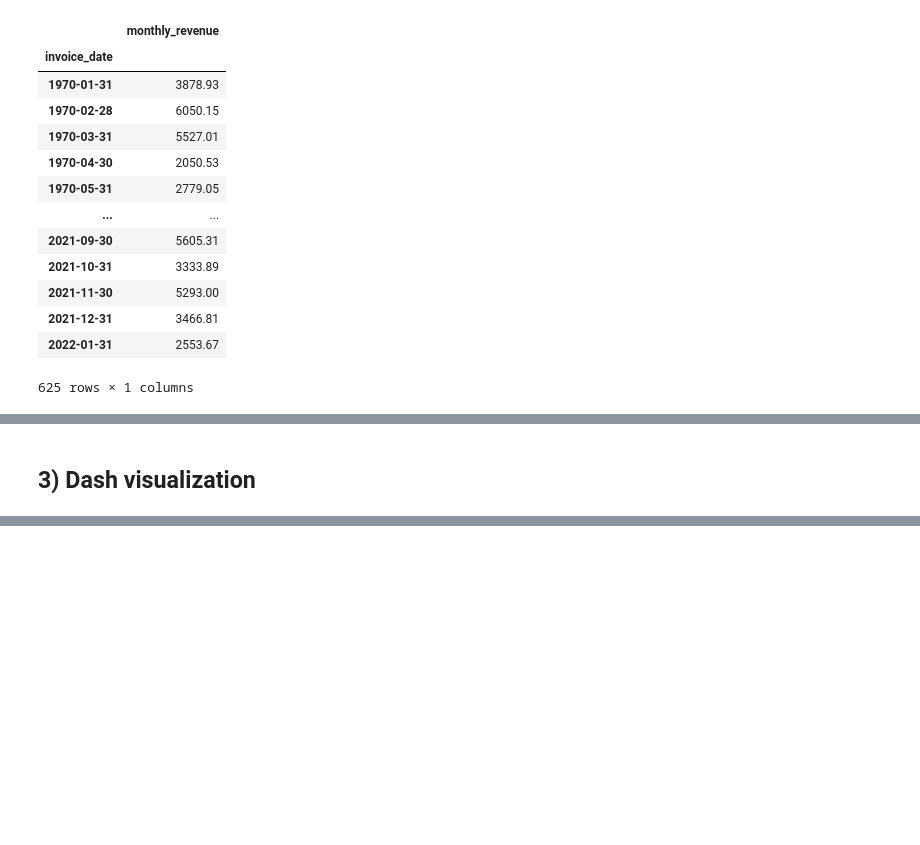
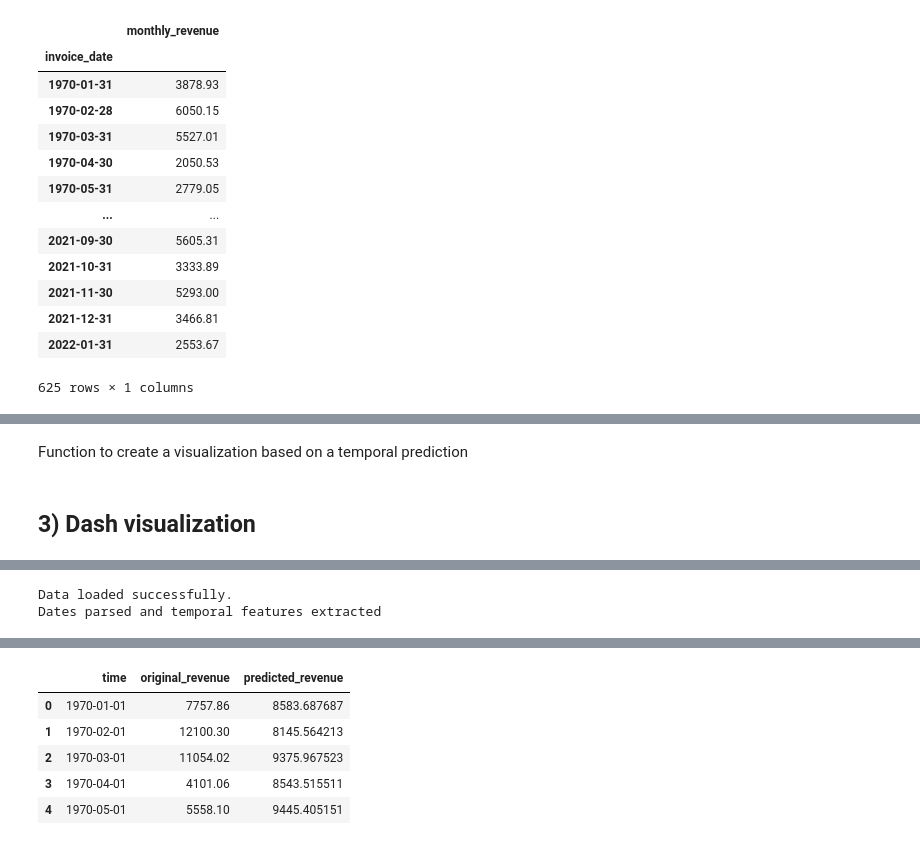
Before and after one commit to Loro67/invoices-data-analysis, a Jupyter notebook: Invoices-Dataset-Analysis.ipynb, the cells around one changed output, grey strips where cells are left out. Cells and saved outputs as stored; diff of their text form; code cells hidden in the pictures; blank space fills up the shorter version.

Commit message:
display_temporal_prediction function and minor correction

```diff
--- a/Invoices-Dataset-Analysis.ipynb
+++ b/Invoices-Dataset-Analysis.ipynb
@@ -95,8 +101,14 @@ def parse_dates(df: pd.DataFrame) -> pd.DataFrame:
     """
     Converts "invoice_date" column from string to datetime.
     Extracts year, month, day, and day of week features.
-    Input: df (DataFrame) - dataset with invoice_date column
-    Output: df (DataFrame) - dataset with parsed datetime features
+
+    Input:
+    ------
+    - df (DataFrame) - dataset with invoice_date column
+
+    Output:
+    ------
+    - df (DataFrame) - dataset with parsed datetime features
     """
     if 'invoice_date' not in df.columns:
         print("Column 'invoice_date' not found in DataFrame.")
@@ -116,8 +128,13 @@ def parse_dates(df: pd.DataFrame) -> pd.DataFrame:
 def convert_string_columns(df: pd.DataFrame) -> None:
     """
     String manipulation: Strip whitespace from object columns
-    Input: df => Pandas DataFrame to be processed
-    Output: None (the function modifies the DataFrame in place)
+
+    Input:
+    -------
+    - df => Pandas DataFrame to be processed
+    Output:
+    -------
+    None (the function modifies the DataFrame in place)
     """
     string_cols = df.select_dtypes(include=['object']).columns
     for col in string_cols:
@@ -277,21 +299,22 @@ def temporal_prediction(df: pd.DataFrame, time: str="year",periods: int = 10):
     ---------
     - df (DataFrame): Input dataset
     - time (str): options for the prediction between "year" and "month".
-        "year" (default): use the year column of the dataset to make the prediction.
-        "month": use the month column of the dataset to make th prediction.
+        - "year" (default): use the year column of the dataset to make the prediction.
+        - "month": use the month column of the dataset to make the prediction.
     - periods (int): The period to calculate the future date. Default 10.
 
     Outputs:
     --------
-    new_df (DataFrame) - Contains 'time', 'original_revenue' and 'predicted_revenue'.
-    model (Prophet model) - Prophet model trained on the dataset and used for the prediction
+    - new_df (DataFrame) - Contains 'time', 'original_revenue' and 'predicted_revenue'.
+    - model (Prophet) - Prophet model trained on the dataset and used for the prediction
+    - prediction (DataFrame) - Future prediction made by the model
     """
     dataset = df.copy()
     if time == "year":
         # A mettre ailleur la transformation en datetime ?
         dataset['year'] = pd.to_datetime(dataset['year'], format='%Y')
 
-        freq = 'Y'
+        freq = 'YE'
         dataset = dataset.groupby('year')['revenue'].sum().reset_index()
         dataset.rename(columns={'year': 'ds','revenue': 'y'}, inplace=True)
 
@@ -300,14 +323,14 @@ def temporal_prediction(df: pd.DataFrame, time: str="year",periods: int = 10):
         dataset['month'] = dataset['year'].astype(str) + '-' + dataset['month'].astype(str).str.zfill(2)
         dataset['month'] = pd.to_datetime(dataset['month'], format='%Y-%m')
 
-        freq = 'M'
+        freq = 'ME'
         dataset = dataset.groupby('month')['revenue'].sum().reset_index()
         dataset.rename(columns={'month': 'ds','revenue': 'y'}, inplace=True)
 #   elif time == "day":
 
     else:
         print("Erreur: L'option 'time' doit être 'year' ou 'month'.")
-        return None,None
+        return df,None,None
 
 
     model = Prophet()
@@ -319,4 +342,6 @@ def temporal_prediction(df: pd.DataFrame, time: str="year",periods: int = 10):
     new_df = pd.merge(dataset[['ds', 'y']], prediction[['ds', 'yhat']], on='ds', how='outer')
     new_df.rename(columns={'y': 'original_revenue','yhat': 'predicted_revenue', 'ds': 'time'}, inplace=True)
 
-    return new_df, model
+    return new_df, model,prediction
+# %% [markdown]
+Function to create a visualization based on a temporal prediction
@@ -391,3 +455,12 @@ job                     object
 4004    New Jennifer         848.00                 12
 3019    Lake Michael         844.70                 18
 [interactive output not drawn]
+# %%
+file_path = "invoices.csv"
+df = load_data(file_path)
+df = preprocess_data(df)
+new_df, model, pred = temporal_prediction(df,time="month")
+new_df.head()
+# %% [output]
+Data loaded successfully.
+Dates parsed and temporal features extracted
@@ -393,0 +471,6 @@ job                     object
+|  | time | original_revenue | predicted_revenue |
+| 0 | 1970-01-01 | 7757.86 | 8583.687687 |
+| 1 | 1970-02-01 | 12100.30 | 8145.564213 |
+| 2 | 1970-03-01 | 11054.02 | 9375.967523 |
+| 3 | 1970-04-01 | 4101.06 | 8543.515511 |
+| 4 | 1970-05-01 | 5558.10 | 9445.405151 |
```
Also changed, not shown: parts of 9 cells of this notebook.
